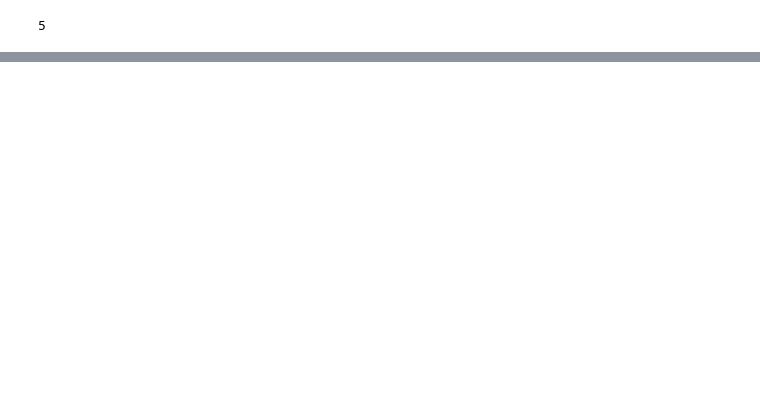
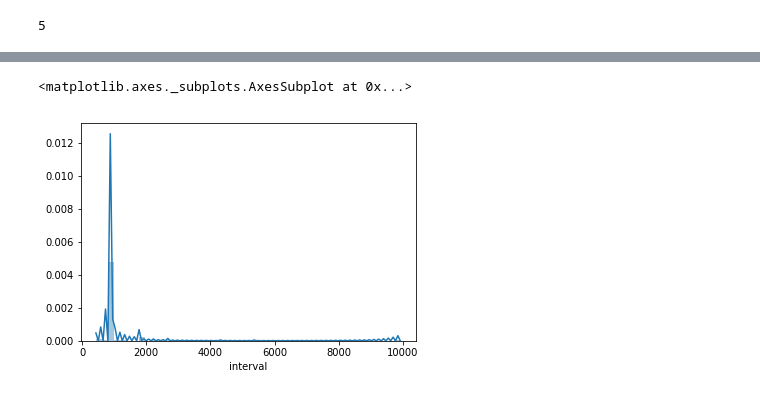
Before and after one commit to davecampbell/data-feeds-analysis, a Jupyter notebook: display_histograms.ipynb, the cells around one changed output, grey strips where cells are left out. Drawn from its saved outputs; the diff is of its cells as text; code cells hidden in the pictures; blank space fills up the shorter version.

Commit message:
teasing apart groupby and seaborn

```diff
--- a/display_histograms.ipynb
+++ b/display_histograms.ipynb
@@ -67,0 +96,2 @@ Name: interval, dtype: float64
+# %%
+a = gps.get_group("1000-0")
@@ -67,0 +110,5 @@ Name: interval, dtype: float64
+# %%
+sns.distplot(a)
+# %% [output]
+<matplotlib.axes._subplots.AxesSubplot at 0x...>
+[figure, added]
```
Also changed, not shown: parts of 4 cells of this notebook, 1 other file.
